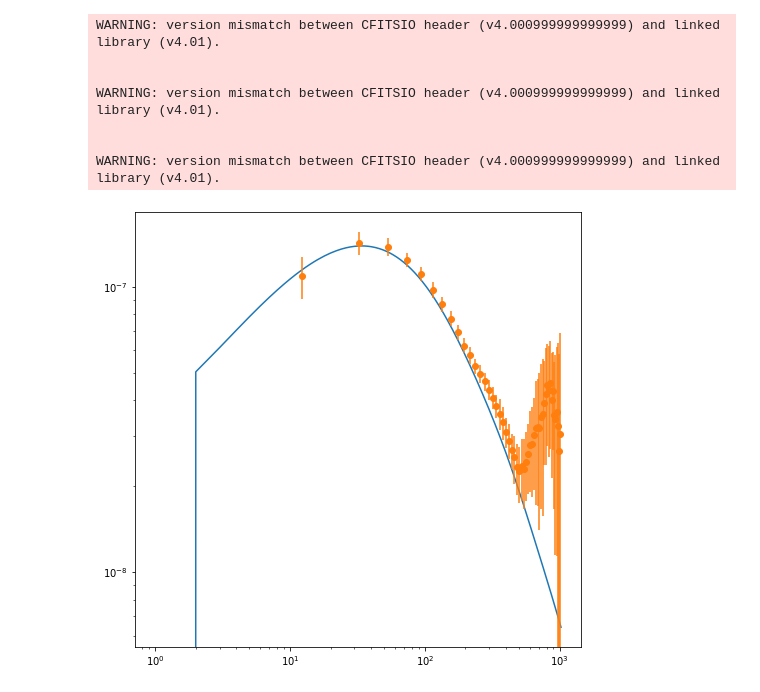
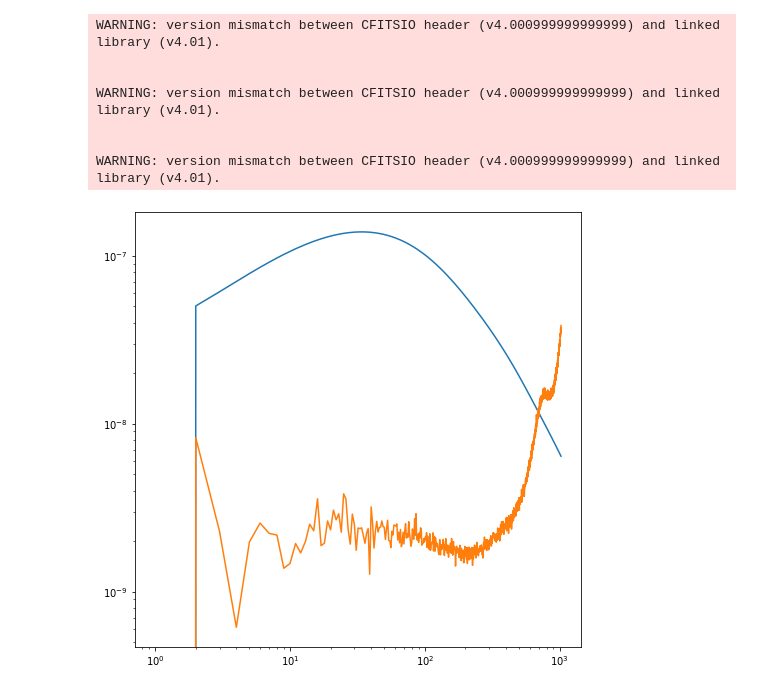
Before and after one commit to antolonappan/dell, a Jupyter notebook: Notebooks/reconstruction.ipynb, the cells around one changed output. Saved outputs shown, nothing was run; the diff lists cells and outputs as text; code cells hidden in the pictures.

```diff
--- a/Notebooks/reconstruction.ipynb
+++ b/Notebooks/reconstruction.ipynb
@@ -22,4 +19,0 @@ clpp = quest.RecoBase.from_ini('litebird.ini')
-# %%
-clpp.plot_qcl_stat(500)
-# %% [output]
-[figure, removed]
@@ -25,0 +22,4 @@ clpp.plot_qcl_stat(500)
+# %%
+clpp.plot_mf()
+# %% [output]
+[figure, added]
```
Also changed, not shown: parts of 8 cells of this notebook, 5 other files.
